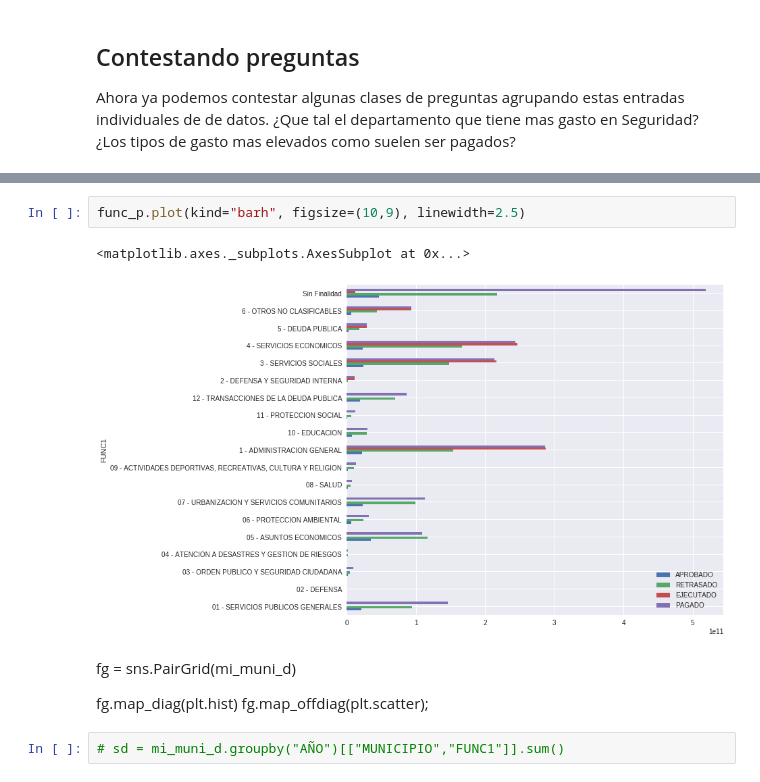
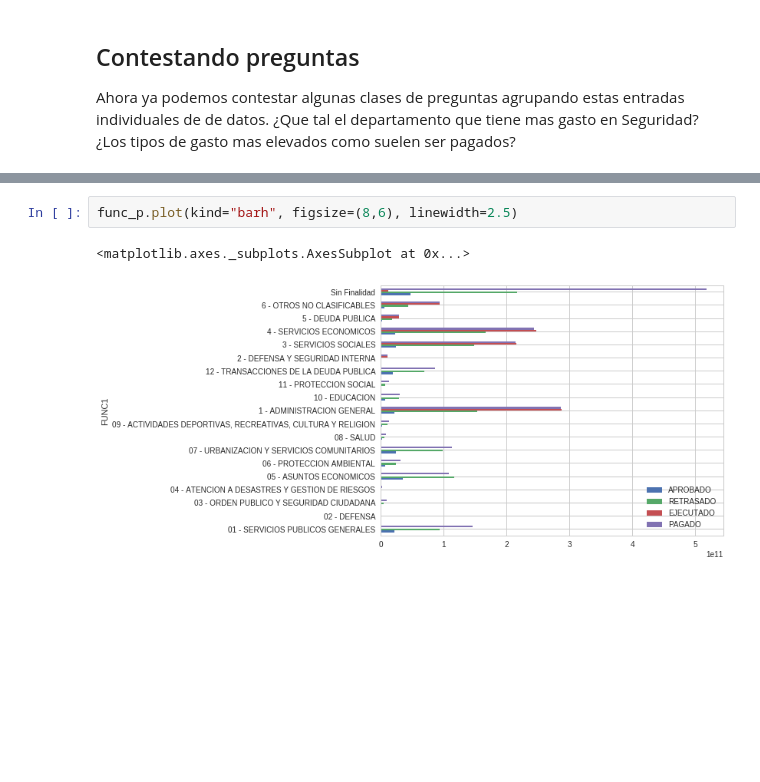
Before and after one commit to tian2992/notebooks_dateros, a Jupyter notebook: Analisis Muni.ipynb, the cells around one changed output, grey strips where cells are left out. Saved outputs shown, nothing was run; the diff lists cells and outputs as text; blank space fills up the shorter version.

Commit message:
updated munis

```diff
--- a/Analisis Muni.ipynb
+++ b/Analisis Muni.ipynb
@@ -511,14 +495,7 @@ func_p
 | 6 - OTROS NO CLASIFICABLES | 6.22515e+09 | 4.34632e+10 | 9.32827e+10 | 9.31423e+10 |
 | Sin Finalidad | 4.70091e+10 | 2.17238e+11 | 1.23702e+10 | 5.18558e+11 |
 # %%
-func_p.plot(kind="barh", figsize=(10,9), linewidth=2.5)
+func_p.plot(kind="barh", figsize=(8,6), linewidth=2.5)
 # %% [output]
 <matplotlib.axes._subplots.AxesSubplot at 0x...>
-[figure, old version]
+[figure, new version]
-# %% [markdown]
-fg = sns.PairGrid(mi_muni_d)
-
-fg.map_diag(plt.hist)
-fg.map_offdiag(plt.scatter);
-# %%
-# sd = mi_muni_d.groupby("AÑO")[["MUNICIPIO","FUNC1"]].sum()
```
Also changed, not shown: parts of 25 cells of this notebook.
